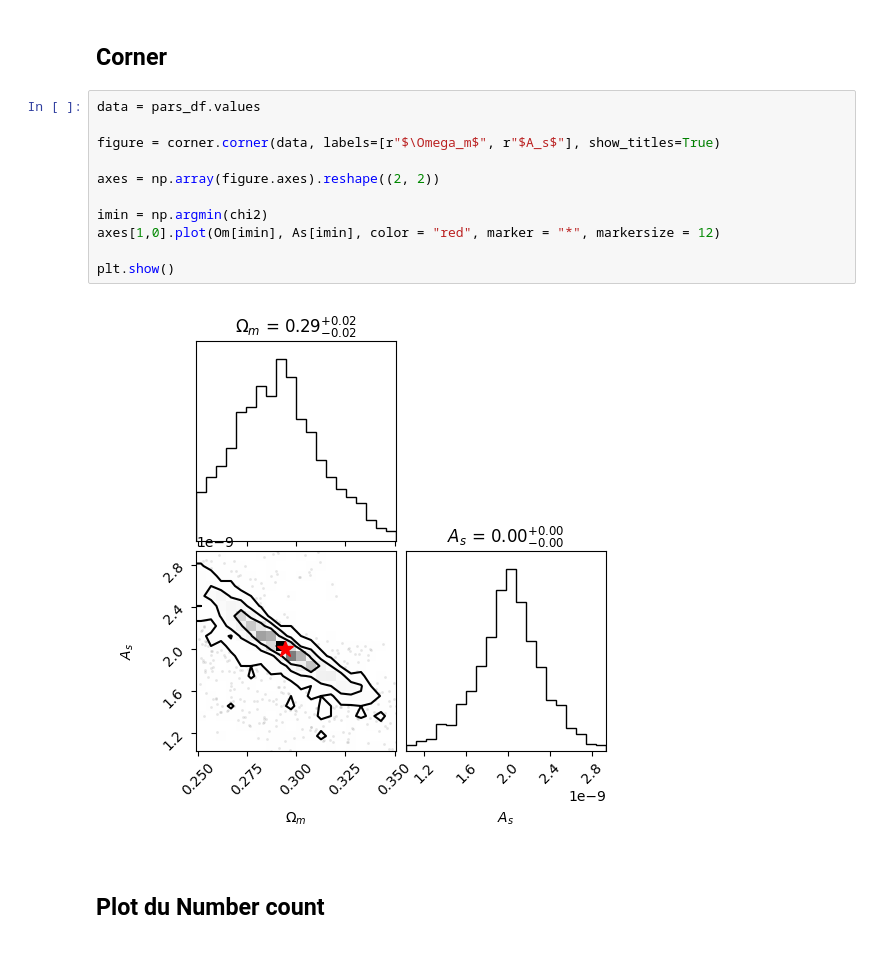
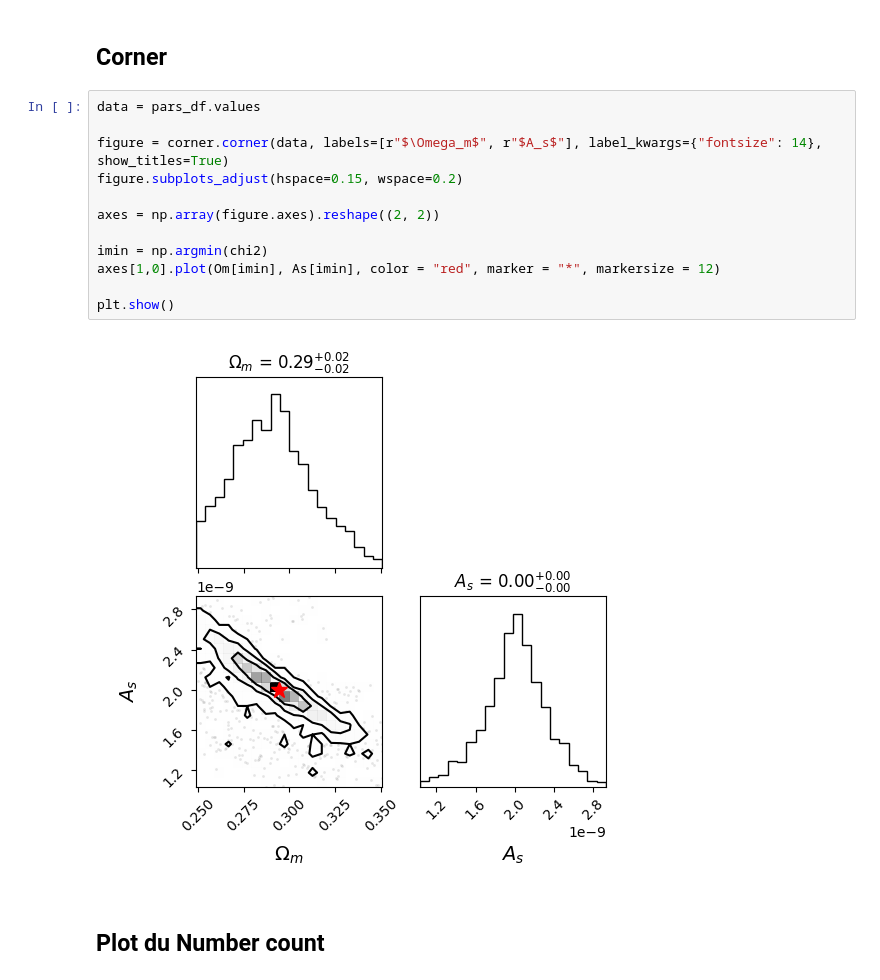
Before and after one commit to Thomas054/My_hmf, a Jupyter notebook: Read_data.ipynb, the cells around one changed output. Cells and saved outputs as stored; diff of their text form.

```diff
--- a/Read_data.ipynb
+++ b/Read_data.ipynb
@@ -152,16 +154,17 @@ plt.show()
 # %%
 data = pars_df.values
 
-figure = corner.corner(data, labels=[r"$\Omega_m$", r"$A_s$"], show_titles=True)
+figure = corner.corner(data, labels=[r"$\Omega_m$", r"$A_s$"], label_kwargs={"fontsize": 14}, show_titles=True)
+figure.subplots_adjust(hspace=0.15, wspace=0.2)
 
 axes = np.array(figure.axes).reshape((2, 2))
 
 imin = np.argmin(chi2)
 axes[1,0].plot(Om[imin], As[imin], color = "red", marker = "*", markersize = 12)
 
 plt.show()
 # %% [output]
-[figure, old version]
+[figure, new version]
 # %% [markdown]
 ## Plot du Number count
 # %%
```
Also changed, not shown: parts of 2 cells of this notebook.
